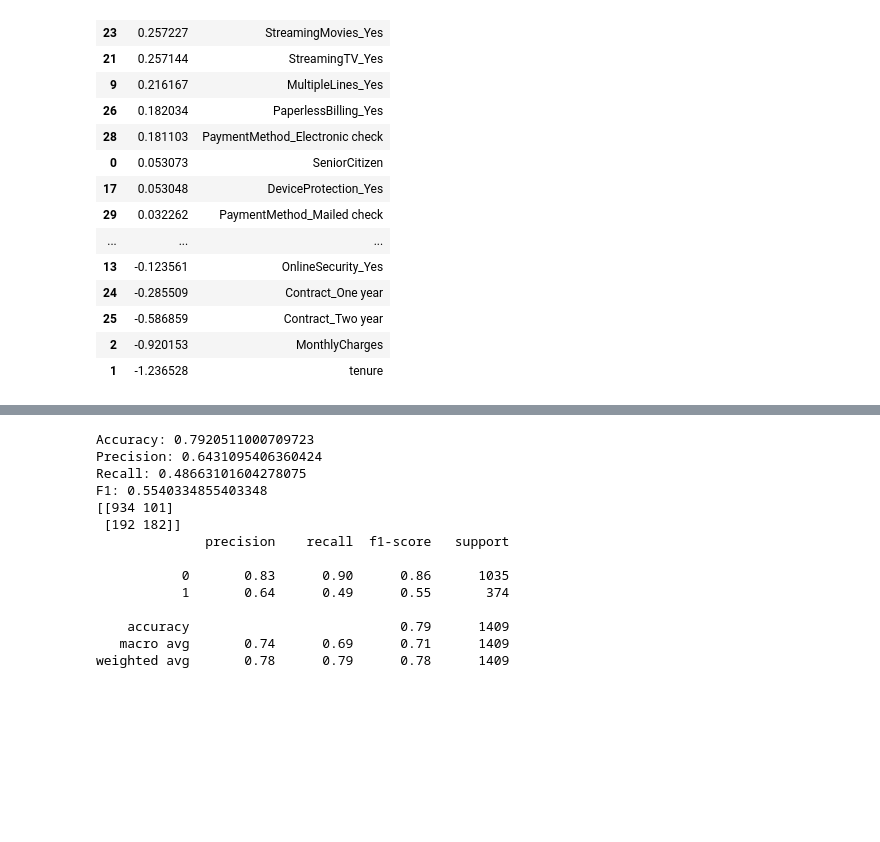
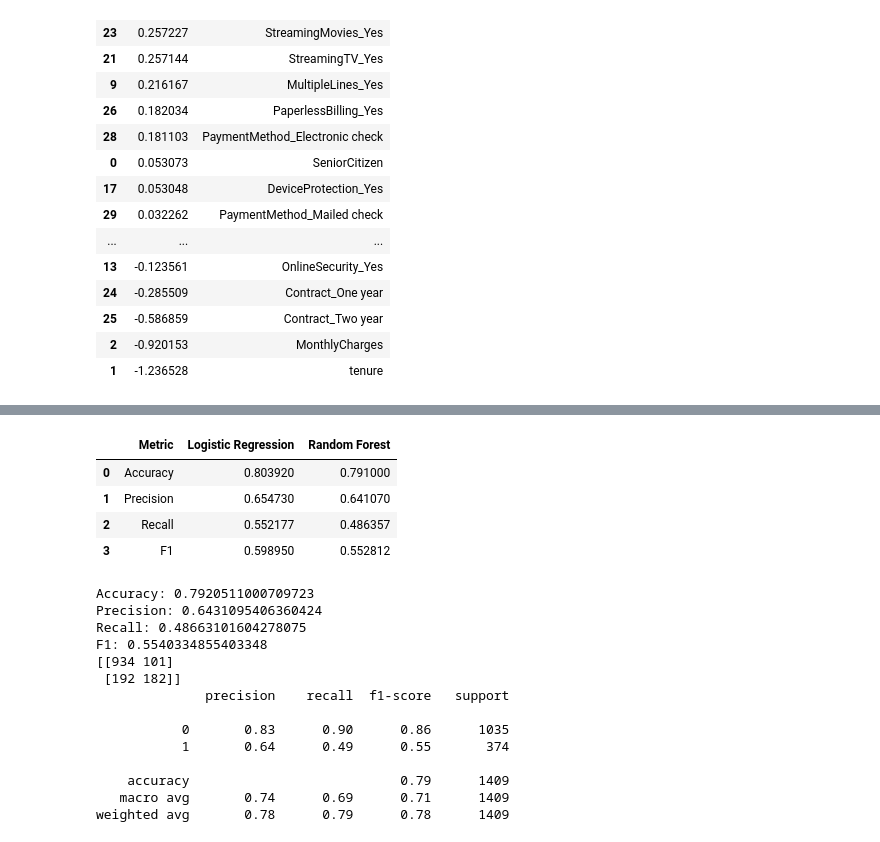
Before and after one commit to abhinavsingh649/Customer-Churn-Prediction-Model, a Jupyter notebook: notebooks/05_feature_analysis.ipynb, the cells around one changed output, grey strips where cells are left out. Saved outputs shown, nothing was run; the diff lists cells and outputs as text; code cells hidden in the pictures; blank space fills up the shorter version.

Commit message:
k-fold on rf and comparison

```diff
--- a/notebooks/05_feature_analysis.ipynb
+++ b/notebooks/05_feature_analysis.ipynb
@@ -58,6 +58,7 @@ y = df_encoded["Churn"]
 from sklearn.linear_model import LogisticRegression
 from sklearn.preprocessing import StandardScaler
 from sklearn.pipeline import make_pipeline
+from sklearn.model_selection import cross_validate
 
 model = LogisticRegression(max_iter=1000, penalty='elasticnet', solver='saga', l1_ratio=0.5, random_state=42, C=1.0)
 
@@ -74,9 +75,15 @@ feature_importance = feature_importance.sort_values(by='Abd_Coefficient', ascend
 
 print(feature_importance)
 
-scores = cross_val_score(pipeline, X, y, cv=5, scoring='accuracy', n_jobs=-1)
-print('Accuracy scores:', scores)
-print('Mean accuracy:', scores.mean())
+scores = cross_validate(
+    pipeline,
+    X,
+    y,
+    cv=5,
+    scoring=['accuracy', 'precision', 'recall', 'f1'],
+    n_jobs=-1,
+    return_train_score=True
+)
 # %% [output]
                                   Feature  Importance
 1                                  tenure   -1.427864
@@ -170,6 +204,7 @@ coef
 from sklearn.ensemble import RandomForestClassifier
 
 rf = RandomForestClassifier(n_estimators=500, random_state=42)
-rf.fit(X_train, y_train)
+# rf.fit(X_train_scaled, y_train)
 
-rf_pred = rf.predict(X_test)
+rf_scores = cross_validate(rf, X, y, cv=5, scoring=['accuracy','precision','recall','f1'],
+                          n_jobs=-1, return_train_score=True)
@@ -176,3 +231,31 @@ rf_pred = rf.predict(X_test)
+# %%
+import pandas as pd
+
+comparison = pd.DataFrame({
+    "Metric": ["Train Accuracy", "Validation Accuracy", "Precision", "Recall", "F1"],
+    "Logistic Regression": [
+        scores["train_accuracy"].mean(),
+        scores["test_accuracy"].mean(),
+        scores["test_precision"].mean(),
+        scores["test_recall"].mean(),
+        scores["test_f1"].mean()
+    ],
+    "Random Forest": [
+        rf_scores["train_accuracy"].mean(),
+        rf_scores["test_accuracy"].mean(),
+        rf_scores["test_precision"].mean(),
+        rf_scores["test_recall"].mean(),
+        rf_scores["test_f1"].mean()
+    ]
+})
+
+comparison
+# %% [output]
+|  | Metric | Logistic Regression | Random Forest |
+| 0 | Accuracy | 0.803920 | 0.791000 |
+| 1 | Precision | 0.654730 | 0.641070 |
+| 2 | Recall | 0.552177 | 0.486357 |
+| 3 | F1 | 0.598950 | 0.552812 |
 # %%
 from sklearn.metrics import (
     accuracy_score,
```
Also changed, not shown: parts of 3 cells of this notebook.
